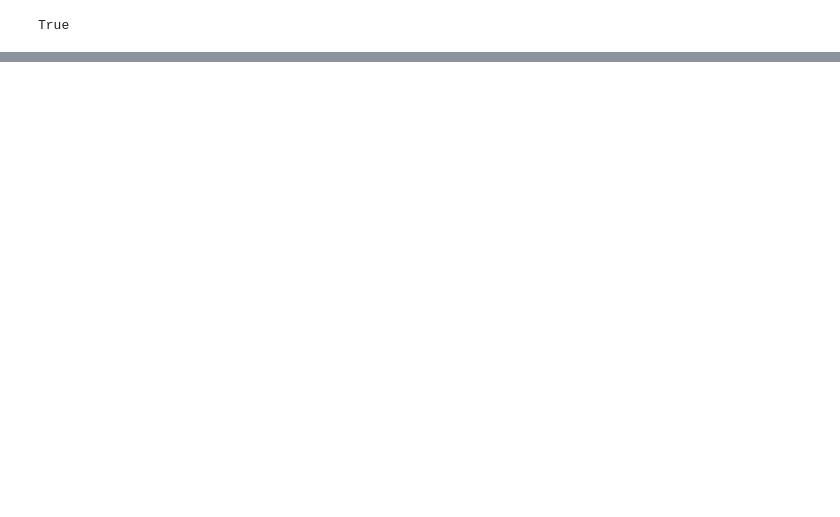
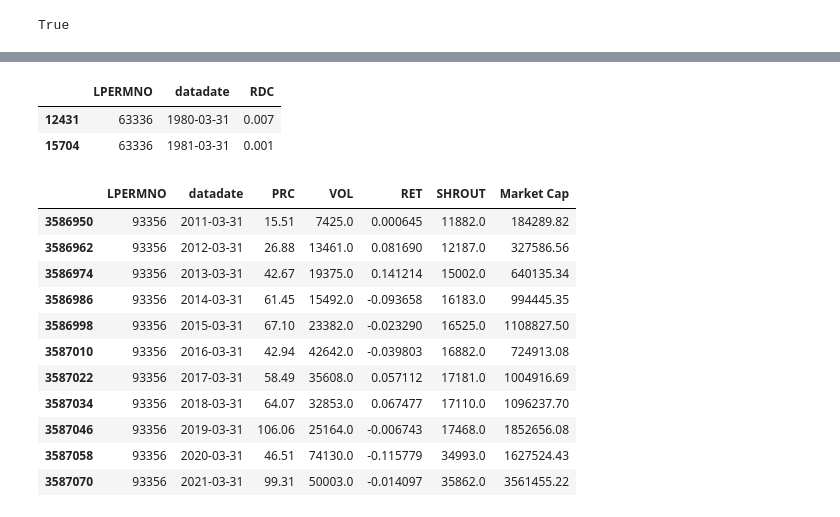
Before and after one commit to AmritSd/Does_R-D_Matter, a Jupyter notebook: rudra_rd_trading.ipynb, the cells around one changed output, grey strips where cells are left out. Saved outputs shown, nothing was run; the diff lists cells and outputs as text; code cells hidden in the pictures; blank space fills up the shorter version.

```diff
--- a/rudra_rd_trading.ipynb
+++ b/rudra_rd_trading.ipynb
@@ -170,0 +216,4 @@ rd_firms = pd.merge(stocks, rf)
+# %%
+from pandas.tseries.offsets import MonthEnd
+
+stocks['datadate'] = stocks['datadate'] + MonthEnd(0)
@@ -170,0 +242,21 @@ rd_firms = pd.merge(stocks, rf)
+# %%
+rd_firms[rd_firms["LPERMNO"] == 63336]
+# %% [output]
+|  | LPERMNO | datadate | RDC |
+| 12431 | 63336 | 1980-03-31 | 0.007 |
+| 15704 | 63336 | 1981-03-31 | 0.001 |
+# %%
+stocks[(stocks["LPERMNO"]==93356) & (stocks["datadate"].dt.month == 3)]
+# %% [output]
+|  | LPERMNO | datadate | PRC | VOL | RET | SHROUT | Market Cap |
+| 3586950 | 93356 | 2011-03-31 | 15.51 | 7425.0 | 0.000645 | 11882.0 | 184289.82 |
+| 3586962 | 93356 | 2012-03-31 | 26.88 | 13461.0 | 0.081690 | 12187.0 | 327586.56 |
+| 3586974 | 93356 | 2013-03-31 | 42.67 | 19375.0 | 0.141214 | 15002.0 | 640135.34 |
+| 3586986 | 93356 | 2014-03-31 | 61.45 | 15492.0 | -0.093658 | 16183.0 | 994445.35 |
+| 3586998 | 93356 | 2015-03-31 | 67.10 | 23382.0 | -0.023290 | 16525.0 | 1108827.50 |
+| 3587010 | 93356 | 2016-03-31 | 42.94 | 42642.0 | -0.039803 | 16882.0 | 724913.08 |
+| 3587022 | 93356 | 2017-03-31 | 58.49 | 35608.0 | 0.057112 | 17181.0 | 1004916.69 |
+| 3587034 | 93356 | 2018-03-31 | 64.07 | 32853.0 | 0.067477 | 17110.0 | 1096237.70 |
+| 3587046 | 93356 | 2019-03-31 | 106.06 | 25164.0 | -0.006743 | 17468.0 | 1852656.08 |
+| 3587058 | 93356 | 2020-03-31 | 46.51 | 74130.0 | -0.115779 | 34993.0 | 1627524.43 |
+| 3587070 | 93356 | 2021-03-31 | 99.31 | 50003.0 | -0.014097 | 35862.0 | 3561455.22 |
```
Also changed, not shown: parts of 17 cells of this notebook.
